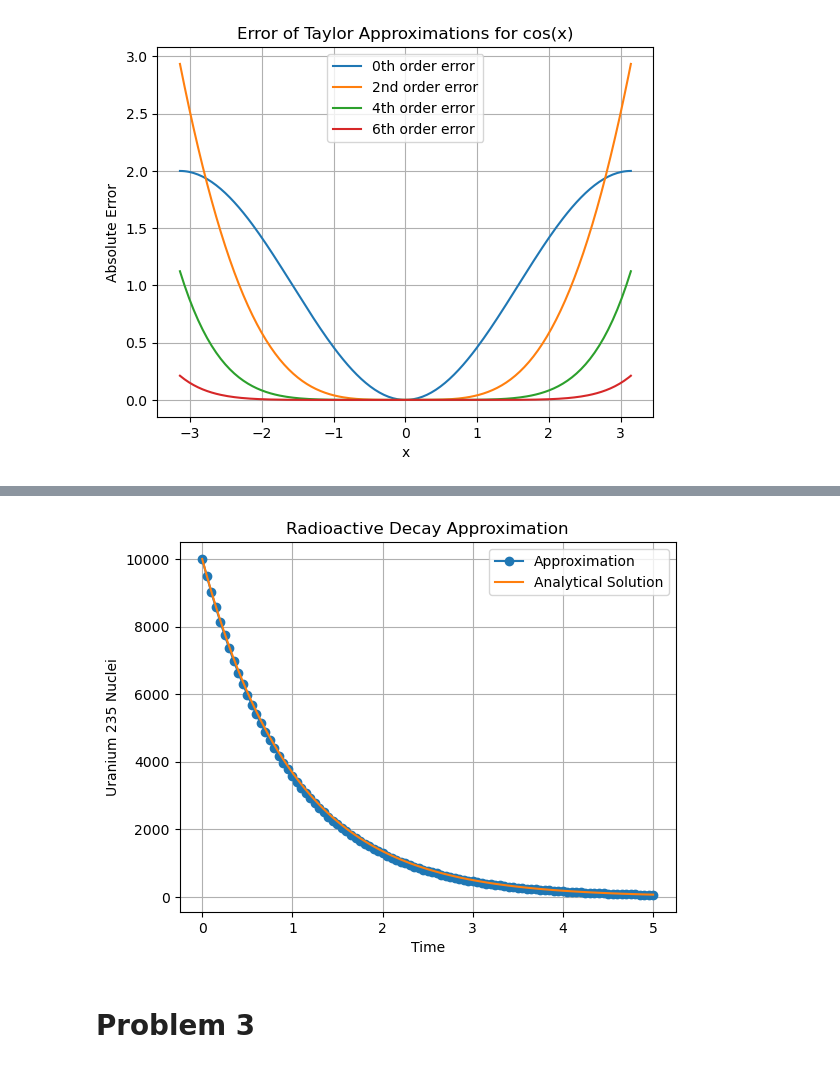
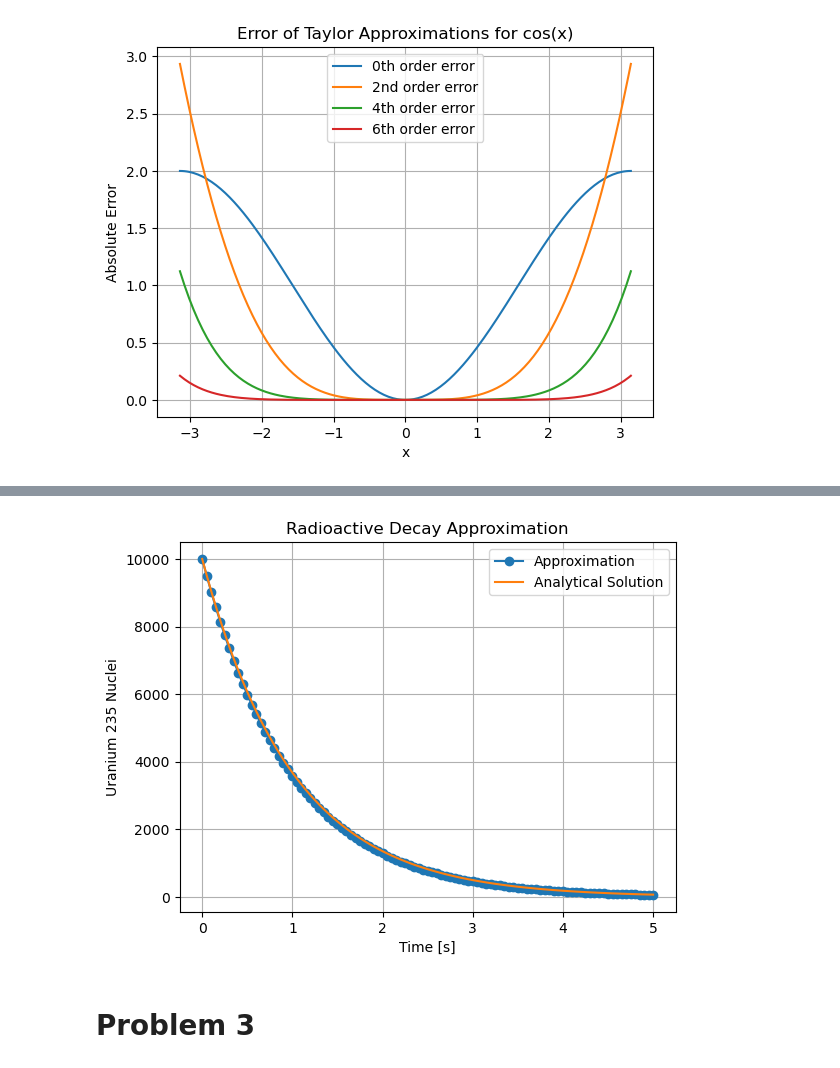
Before and after one commit to h-Escamilla/Computational-Methods-For-Mathematical-Physics-1-at-UTSA, a Jupyter notebook: InfiniteSeries_PowerSeries.ipynb, the cells around one changed output, grey strips where cells are left out. Drawn from its saved outputs; the diff is of its cells as text; code cells hidden in the pictures.

```diff
--- a/InfiniteSeries_PowerSeries.ipynb
+++ b/InfiniteSeries_PowerSeries.ipynb
@@ -149,36 +165,36 @@ The main ideas for this program will be to:
 #Reference 1: Computational Phsyics by Nicholas J. Giordano and Hisao Nakanishi
 import numpy as np
 import matplotlib.pyplot as plt
 
 # Normally I try to define all my parameters first
 U_initial = 10000
 tau = 1
-dt = 0.05
+dt = 0.05    #Changing dt will change the accuracy of the approximation. play around with it
 tf = 5
 
 t = np.arange(0, tf + dt, dt)
 
 #We need to store the values we generate, so we use arrays
 uranium = np.zeros(len(t))
 uranium[0] = U_initial
 
 #Euler method
 for i in range(len(t) - 1):
     uranium[i + 1] = uranium[i] - dt * uranium[i] / tau
 
 #Analytical SOlution
 U_exact = U_initial * np.exp(-t/tau)
 
 plt.plot(t, uranium, "o-", label="Approximation")
 plt.plot(t, U_exact, label="Analytical Solution")
-plt.xlabel("Time")
+plt.xlabel("Time [s]")
 plt.ylabel("Uranium 235 Nuclei")
 plt.title("Radioactive Decay Approximation")
 plt.legend()
 plt.grid(True)
 plt.show()
 # %% [output]
-[figure, old version]
+[figure, new version]
 # %% [markdown]
 # Problem 3
 # %% [markdown]
```
Also changed, not shown: parts of 13 cells of this notebook.
